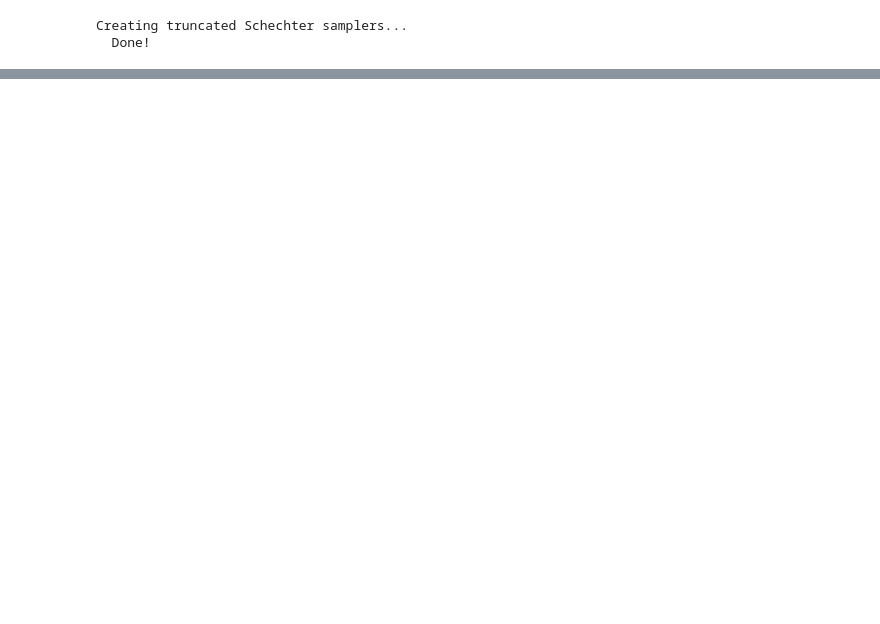
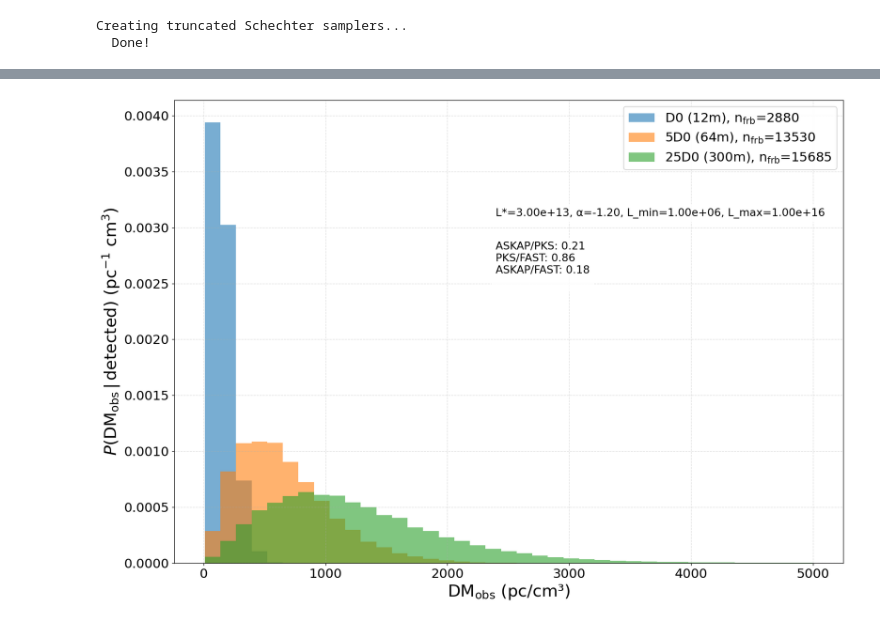
Before and after one commit to tzuyin524/FRB-POP, a Jupyter notebook: DM_comparison_mc_3tel.ipynb, the cells around one changed output, grey strips where cells are left out. Saved outputs shown, nothing was run; the diff lists cells and outputs as text; code cells hidden in the pictures; blank space fills up the shorter version.

```diff
--- a/DM_comparison_mc_3tel.ipynb
+++ b/DM_comparison_mc_3tel.ipynb
@@ -1289,0 +659,82 @@ Beam off vs Beam on
+# %%
+# --- Compute DM_host and DM_obs for each telescope ---
+# np.random.seed(42)  # optional, for reproducibility — remove if you want fresh draws each run
+
+sigma_host = 0.8
+mu_host = 100.0  # pc/cc, treated as the median of DM_host (see note above)
+
+dmobs_dict = {}
+for tel_key in ['d0', '5d0', '25d0']:
+    if tel_key in all_results and len(all_results[tel_key]) > 0:
+        results = all_results[tel_key]
+        z_arr = np.array([r['z'] for r in results])
+        DM_cosmic = 1000 * z_arr  # same as before, just named explicitly now
+
+        # Draw DM_host per FRB from a lognormal distribution
+        DM_host = np.random.lognormal(mean=np.log(mu_host), sigma=sigma_host, size=len(z_arr))
+        DMMWism = np.random.uniform(0, 100, size=len(z_arr))  # Milky Way ISM contribution
+        DM_MWhalo = np.random.normal(50, 20, size=len(z_arr))  # Milky Way halo contribution
+        # DM_obs = DM_cosmic + DM_host / (1+z)
+        DM_obs = DM_cosmic #+ DM_host / (1 + z_arr) + DM_MWhalo + DMMWism
+
+        dmobs_dict[tel_key] = DM_obs
+
+# --- Find global DM_obs range across telescopes ---
+dm_min = min([dmobs_dict[k].min() for k in dmobs_dict])
+dm_max = max([dmobs_dict[k].max() for k in dmobs_dict])
+common_bins = np.linspace(dm_min, dm_max, 40)
+
+fig, ax = plt.subplots(figsize=(15, 10), dpi=130)
+
+n_frb_arr = []
+for tel_key in ['d0', '5d0', '25d0']:
+    if tel_key in dmobs_dict:
+        results = all_results[tel_key]
+        pops = np.array([r['n_total_population'] for r in results])
+        DM_obs = dmobs_dict[tel_key]
+
+        nfrb = pops.sum()
+        ax.hist(DM_obs, bins=common_bins, weights=pops, density=True, alpha=0.6,
+                label=f'{labels_tel[tel_key]}, n$_{{\\mathrm{{frb}}}}$={int(nfrb)}',
+                color=colors_tel[tel_key], linewidth=1.5)
+        n_frb_arr.append(nfrb)
+
+# Secondary x-axis for redshift no longer maps 1:1 since DM_obs != 1000*z anymore,
+# so it's dropped here — DM_obs mixes in DM_host, so there's no clean x -> z mapping left.
+
+ax.set_xlabel(r'DM$_{\mathrm{obs}}$ (pc/cm³)', fontsize=23)
+ax.set_ylabel(r'$P(\mathrm{DM_{obs}}\,|\,\mathrm{detected})$ (pc$^{-1}$ cm$^3$)', fontsize=23)
+
+ax.tick_params(axis='x', labelsize=18)
+ax.tick_params(axis='y', labelsize=18)
+ax.grid(True, alpha=0.4, linestyle='--', linewidth=0.8)
+ax.legend(fontsize=18, loc='upper right', framealpha=0.95)
+
+config_text = (
+    f"CONFIGURATION:\n"
+    f"USE_COSMOLOGY: {USE_COSMOLOGY}\n"
+    f"USE_SMEARING: {USE_SMEARING}\n"
+    f"USE_SFR: {USE_SFR}\n"
+    f"USE_SPECTRAL_INDEX: {USE_SPECTRAL_INDEX}\n"
+    f"USE_BEAM: {USE_BEAM}\n"
+    f"DM_host: lognormal(median={mu_host} pc/cc, sigma={sigma_host})\n"
+)
+if USE_SPECTRAL_INDEX:
+    config_text += f"α_intrinsic: {alpha_intrinsic}\n"
+config_text += f"Luminosity Function: {LUMINOSITY_FUNCTION}\n"
+LF_text = f"L*={L_STAR:.2e}, α={ALPHA_SCH:.2f}, L_min={L_MIN_SCH:.2e}, L_max={L_MAX_SCH:.2e}" if LUMINOSITY_FUNCTION.lower() == "schechter" else f"L_std={L_std:.2e}"
+ratio_text = (f"ASKAP/PKS: {n_frb_arr[0]/n_frb_arr[1]:.2f}\n"
+f"PKS/FAST: {n_frb_arr[1]/n_frb_arr[2]:.2f}\n"
+f"ASKAP/FAST: {n_frb_arr[0]/n_frb_arr[2]:.2f}\n")
+props = dict(boxstyle='round', facecolor='white', alpha=0.85, edgecolor='white', linewidth=2)
+ax.text(0.48, 0.75, LF_text, transform=ax.transAxes, fontsize=15, bbox=props)
+ax.text(0.48, 0.6, ratio_text, transform=ax.transAxes, fontsize=15, bbox=props)
+
+plt.tight_layout()
+plt.show()
+
+print(f"{'='*100}")
+print("MULTI-TELESCOPE DM_OBS COMPARISON COMPLETE")
+print(f"{'='*100}")
+# %% [output]
+[figure, added]
```
Also changed, not shown: parts of 29 cells of this notebook, 18 other files.
